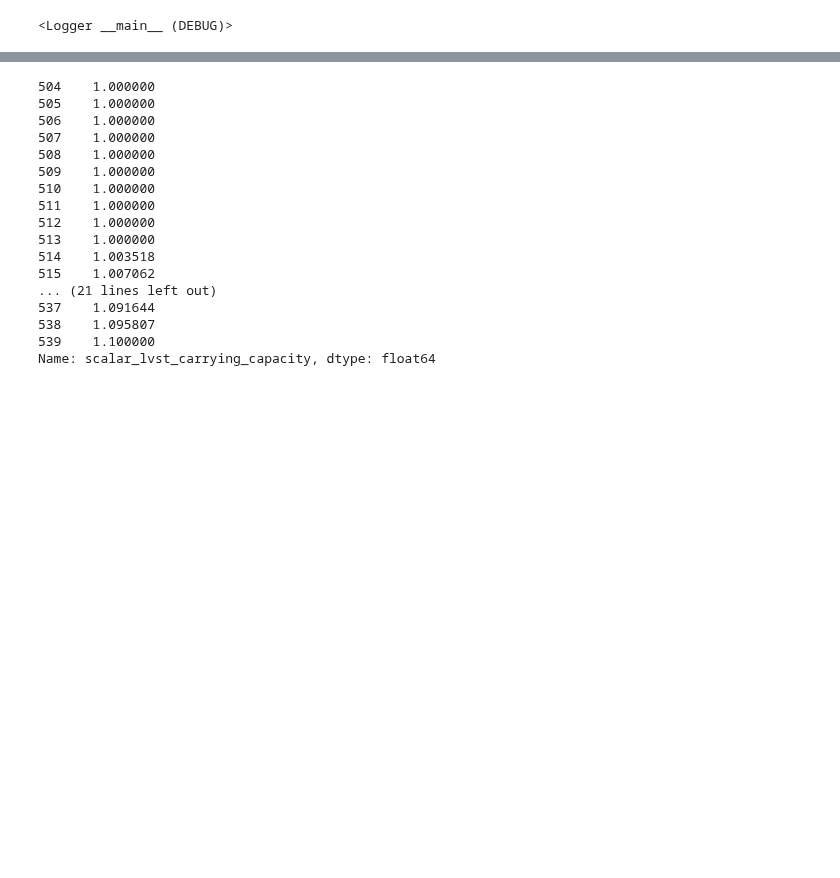
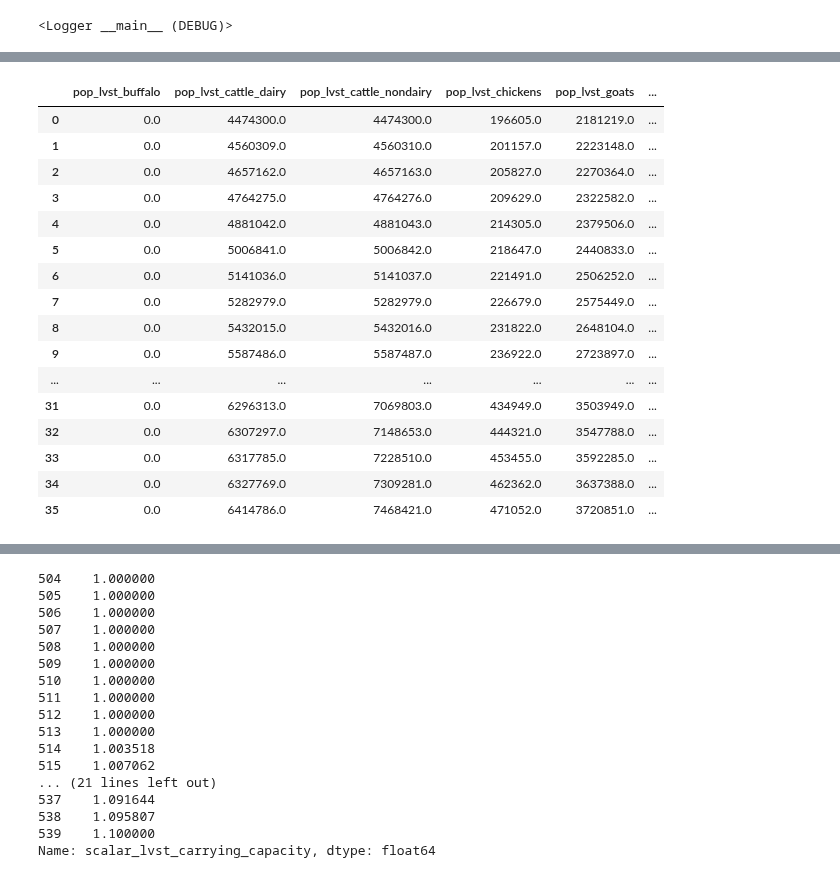
Before and after one commit to jcsyme/sisepuede, a Jupyter notebook: python/build_energy.ipynb, the cells around one changed output, grey strips where cells are left out. Cells and saved outputs as stored; diff of their text form; code cells hidden in the pictures; blank space fills up the shorter version.

```diff
--- a/python/build_energy.ipynb
+++ b/python/build_energy.ipynb
@@ -121,7 +121,7 @@ attr_strat = sa.model_attributes.dict_attributes.get("dim_strategy_id")
 model_afolu = mafl.AFOLU(sa.model_attributes);
 model_circecon = mc.CircularEconomy(sa.model_attributes);
 model_ippu = mi.IPPU(sa.model_attributes);
-model_elec = ml.ElectricEnergy(sa.model_attributes, sa.dir_jl, sa.dir_ref_nemo, logger = logger, initialize_julia = False);
+#model_elec = ml.ElectricEnergy(sa.model_attributes, sa.dir_jl, sa.dir_ref_nemo, logger = logger, initialize_julia = True);
 model_energy = me.NonElectricEnergy(sa.model_attributes);
 model_socioeconomic = se.Socioeconomic(sa.model_attributes);
 
@@ -136,12 +136,12 @@ vec = np.array(
     [float(sf.vec_bounds((x - 9)/25, (0, 1))) for x in range(36)]
     #[float(sf.vec_bounds(x - 9, (0, 1))) for x in range(36)]
 )*0.5
-region = "brazil"
+region = "bolivia"
 #df_cs_integrated_0["lndu_reallocation_factor"] = np.concatenate([vec for x in range(int(len(df_cs_integrated_0)/36))])
 vec = np.array(df_cs_integrated_0["scalar_lvst_carrying_capacity"])
 vec = 1 + (vec - 1)/2
 vec = sf.vec_bounds(vec, (1, np.inf))
-df_cs_integrated_0["scalar_lvst_carrying_capacity"] = vec
+#df_cs_integrated_0["scalar_lvst_carrying_capacity"] = vec
 #df_cs_integrated_0["scalar_lvst_carrying_capacity"] = 1
 
 #df_fake_data_0["frac_agrc_no_till_cereals"] = 1
@@ -151,6 +151,7 @@ def run_strat(
     strat_run: int,
     df_in: pd.DataFrame,
     df_fake_data: pd.DataFrame,
+    project_nemomod: bool = False,
 ) -> pd.DataFrame:
 
 
@@ -226,7 +227,7 @@ def run_strat(
 
 
     df_elec = None
-    if False:
+    if project_nemomod:
         os.remove(sa.fp_sqlite_nemomod_db_tmp) if os.path.exists(sa.fp_sqlite_nemomod_db_tmp) else None
         engine = sqlalchemy.create_engine(f"sqlite:///{sa.fp_sqlite_nemomod_db_tmp}")
         t0 = time.time()
@@ -245,5 +246,5 @@ if False:
     ]["val"].sum()
 
 
-df_out, df_elec = run_strat(1014, df_cs_integrated_0, df_fake_data_0);
+df_out, df_elec = run_strat(5006, df_cs_integrated_0, df_fake_data_0, project_nemomod = False);
 # %% [output]
@@ -252,2 +268,8 @@ df_out, df_elec = run_strat(1014, df_cs_integrated_0, df_fake_data_0);
 # %%
-df_full = pd.read_csv(os.path.join(sa.dir_tmp, "temporary_full_inputs.csv"))
+#df_full = pd.read_csv(os.path.join(sa.dir_tmp, "temporary_full_inputs.csv"))
+#df_out, df_elec = run_strat(5006, df_cs_integrated_0, df_fake_data_0, project_nemomod = False);
+x = 6
+(
+    6
+    *7
+)
@@ -255,0 +286,37 @@ df_run = df_cs_integrated_0[df_cs_integrated_0["strategy_id"].isin([0])]
+# %%
+fields = [x for x in df_out.columns if "energy_demand_enfu" in x]
+
+fields_ext = []
+
+for field in fields:
+
+    vec = np.array(df_out[field])
+    if vec.min() < 0:
+        fields_ext.append(field)
+
+#df_out[fields_ext]
+#df_out[[x for x in df_out.columns if x.startswith("prod_ippu")]]
+sa.model_attributes.get_standard_variables(
+    df_out,
+    #model_energy.modvar_inen_energy_consumption_total
+    model_afolu.modvar_lvst_pop
+    #model_afolu.modvar_lndu_area_by_cat
+)
+# %% [output]
+|  | pop_lvst_buffalo | pop_lvst_cattle_dairy | pop_lvst_cattle_nondairy | pop_lvst_chickens | pop_lvst_goats | ... |
+| 0 | 0.0 | 4474300.0 | 4474300.0 | 196605.0 | 2181219.0 | ... |
+| 1 | 0.0 | 4560309.0 | 4560310.0 | 201157.0 | 2223148.0 | ... |
+| 2 | 0.0 | 4657162.0 | 4657163.0 | 205827.0 | 2270364.0 | ... |
+| 3 | 0.0 | 4764275.0 | 4764276.0 | 209629.0 | 2322582.0 | ... |
+| 4 | 0.0 | 4881042.0 | 4881043.0 | 214305.0 | 2379506.0 | ... |
+| 5 | 0.0 | 5006841.0 | 5006842.0 | 218647.0 | 2440833.0 | ... |
+| 6 | 0.0 | 5141036.0 | 5141037.0 | 221491.0 | 2506252.0 | ... |
+| 7 | 0.0 | 5282979.0 | 5282979.0 | 226679.0 | 2575449.0 | ... |
+| 8 | 0.0 | 5432015.0 | 5432016.0 | 231822.0 | 2648104.0 | ... |
+| 9 | 0.0 | 5587486.0 | 5587487.0 | 236922.0 | 2723897.0 | ... |
+| ... | ... | ... | ... | ... | ... | ... |
+| 31 | 0.0 | 6296313.0 | 7069803.0 | 434949.0 | 3503949.0 | ... |
+| 32 | 0.0 | 6307297.0 | 7148653.0 | 444321.0 | 3547788.0 | ... |
+| 33 | 0.0 | 6317785.0 | 7228510.0 | 453455.0 | 3592285.0 | ... |
+| 34 | 0.0 | 6327769.0 | 7309281.0 | 462362.0 | 3637388.0 | ... |
+| 35 | 0.0 | 6414786.0 | 7468421.0 | 471052.0 | 3720851.0 | ... |
```
Also changed, not shown: parts of 6 cells of this notebook, 6 other files.
